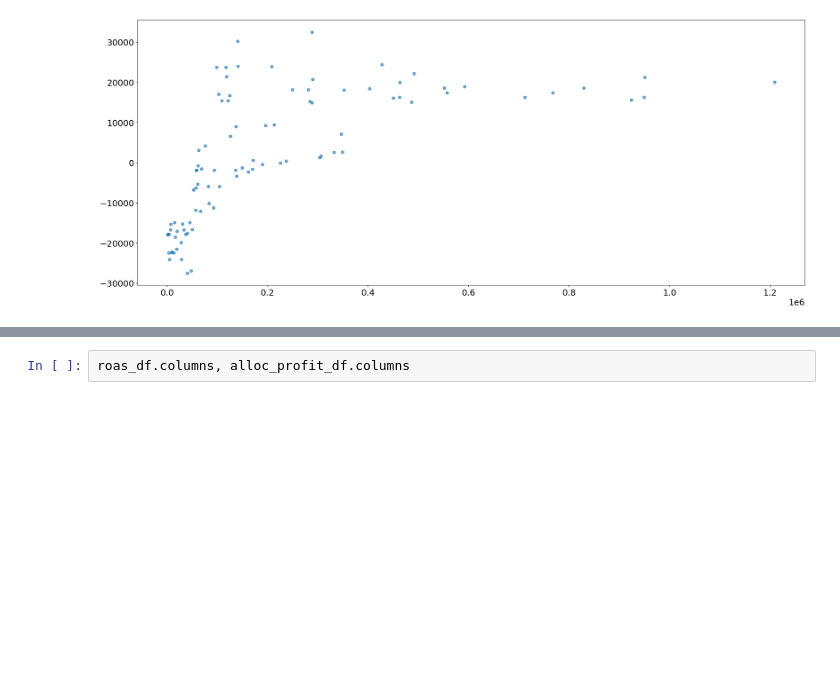
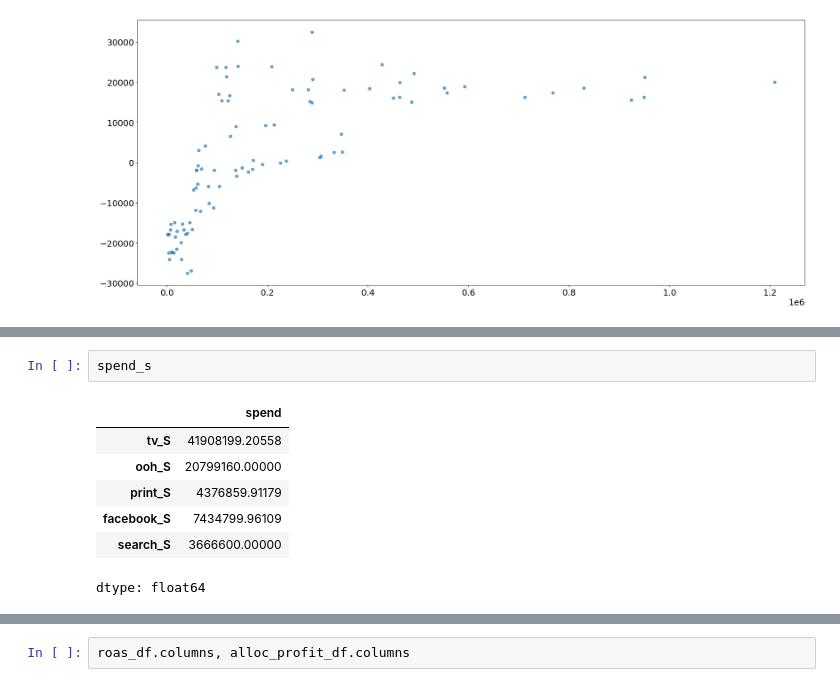
Before and after one commit to Praveen76/MMM-using-Non-linear-models-and-SHAP-Values, a Jupyter notebook: MMM_using_XgBoost.ipynb, the cells around one changed output, grey strips where cells are left out. Saved outputs shown, nothing was run; the diff lists cells and outputs as text; blank space fills up the shorter version.

```diff
--- a/MMM_using_XgBoost.ipynb
+++ b/MMM_using_XgBoost.ipynb
@@ -1379,0 +1478,10 @@ Summary: {'total_spend': np.float64(78185619.07845682), 'total_revenue': np.floa
+# %%
+spend_s
+# %% [output]
+|  | spend |
+| tv_S | 41908199.20558 |
+| ooh_S | 20799160.00000 |
+| print_S | 4376859.91179 |
+| facebook_S | 7434799.96109 |
+| search_S | 3666600.00000 |
+dtype: float64
```
Also changed, not shown: parts of 9 cells of this notebook.
